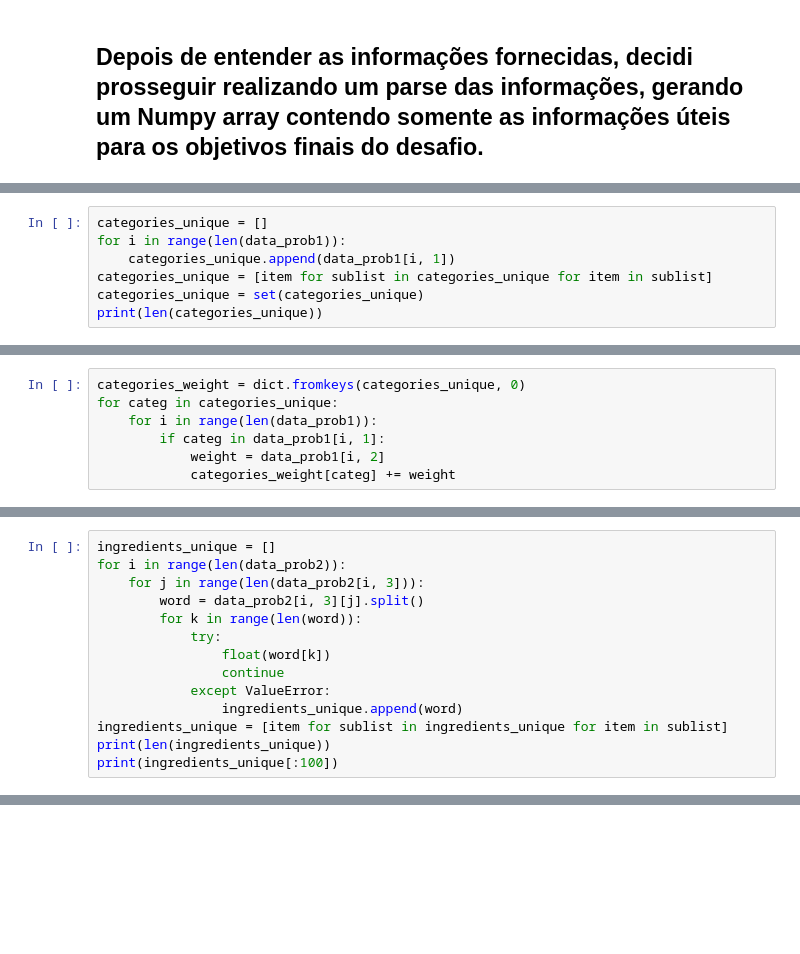
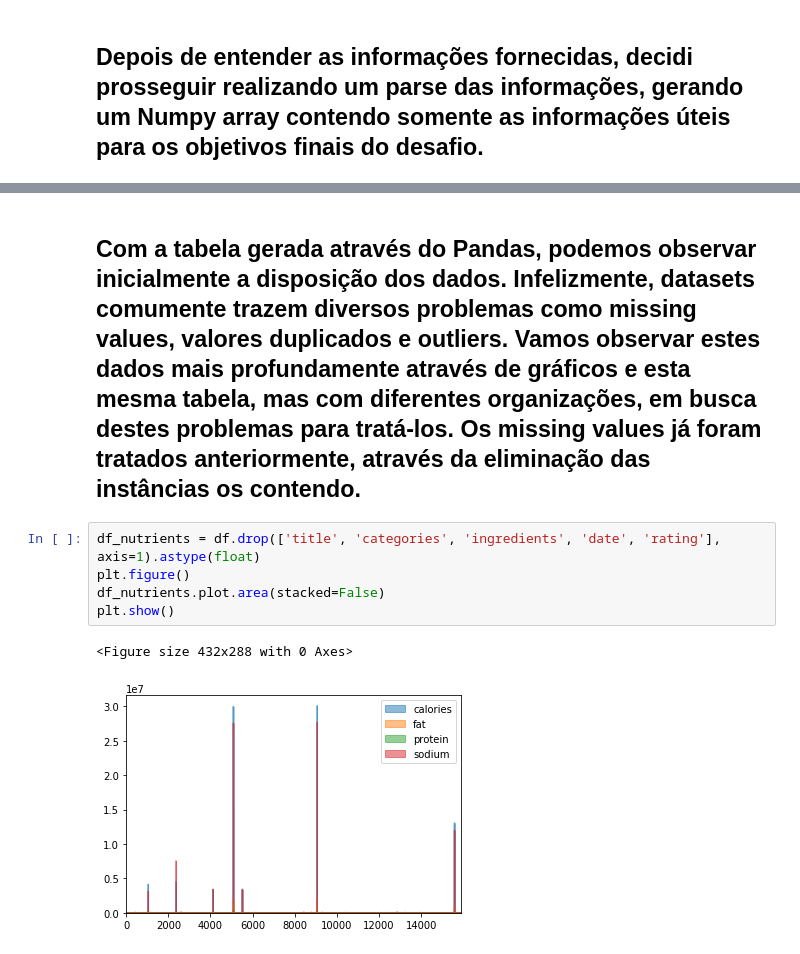
Before and after one commit to BrunoVox/Oncase-DS, a Jupyter notebook: main.ipynb, the cells around one changed output, grey strips where cells are left out. Saved outputs shown, nothing was run; the diff lists cells and outputs as text; blank space fills up the shorter version.

```diff
--- a/main.ipynb
+++ b/main.ipynb
@@ -147,7 +24,0 @@ O valor calórico máximo é: 1320.0
-# %%
-categories_unique = []
-for i in range(len(data_prob1)):
-    categories_unique.append(data_prob1[i, 1])
-categories_unique = [item for sublist in categories_unique for item in sublist]
-categories_unique = set(categories_unique)
-print(len(categories_unique))
@@ -174,7 +24,0 @@ dF.sort_values(by=2)
-# %%
-categories_weight = dict.fromkeys(categories_unique, 0)
-for categ in categories_unique:
-    for i in range(len(data_prob1)):
-        if categ in data_prob1[i, 1]:
-            weight = data_prob1[i, 2]
-            categories_weight[categ] += weight
@@ -252,14 +24,0 @@ display(df.rename(columns={
-# %%
-ingredients_unique = []
-for i in range(len(data_prob2)):
-    for j in range(len(data_prob2[i, 3])):
-        word = data_prob2[i, 3][j].split()
-        for k in range(len(word)):
-            try:
-                float(word[k])
-                continue
-            except ValueError:
-                ingredients_unique.append(word)
-ingredients_unique = [item for sublist in ingredients_unique for item in sublist]
-print(len(ingredients_unique))
-print(ingredients_unique[:100])
@@ -305,0 +103,10 @@ dict(Counter(ingredients_unique).most_common(20))
+# %% [markdown]
+## Com a tabela gerada através do Pandas, podemos observar inicialmente a disposição dos dados. Infelizmente, datasets comumente trazem diversos problemas como missing values, valores duplicados e outliers. Vamos observar estes dados mais profundamente através de gráficos e esta mesma tabela, mas com diferentes organizações, em busca destes problemas para tratá-los. Os missing values já foram tratados anteriormente, através da eliminação das instâncias os contendo.
+# %%
+df_nutrients = df.drop(['title', 'categories', 'ingredients', 'date', 'rating'], axis=1).astype(float)
+plt.figure()
+df_nutrients.plot.area(stacked=False)
+plt.show()
+# %% [output]
+<Figure size 432x288 with 0 Axes>
+[figure, added]
```
Also changed, not shown: parts of 62 cells of this notebook.
